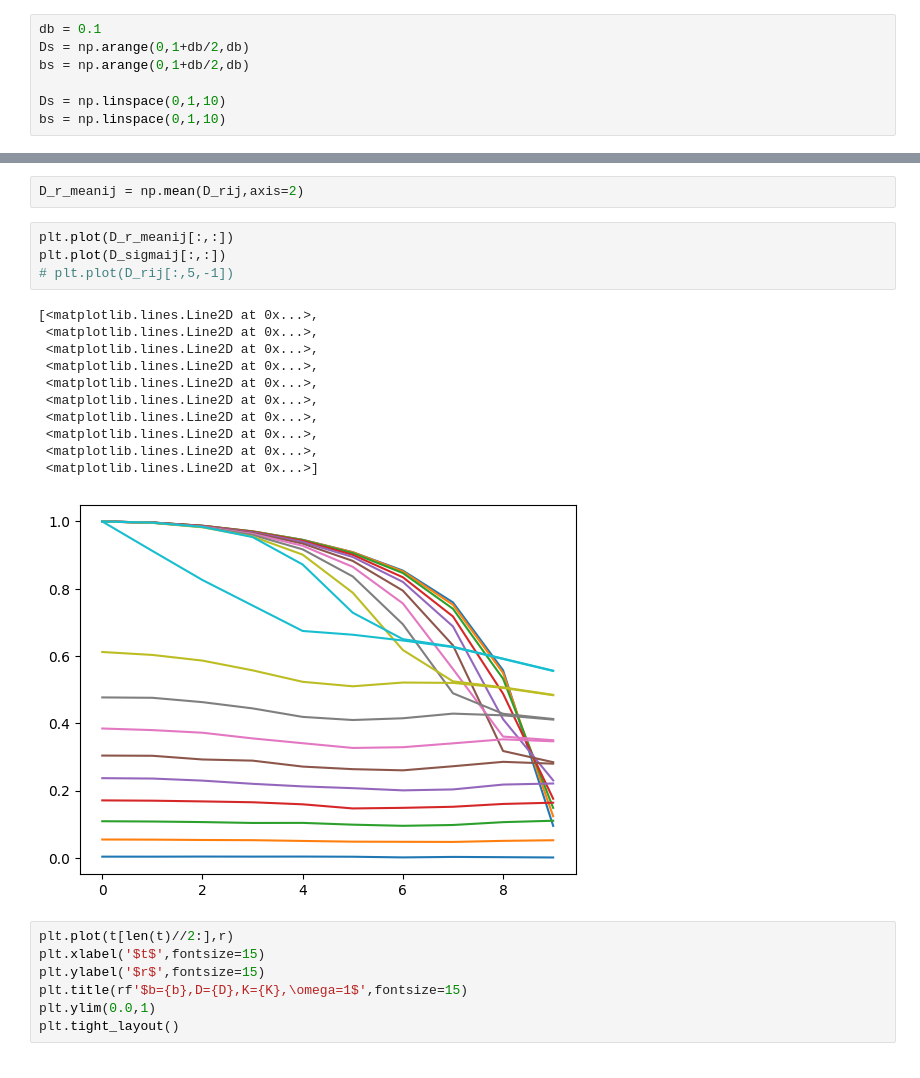
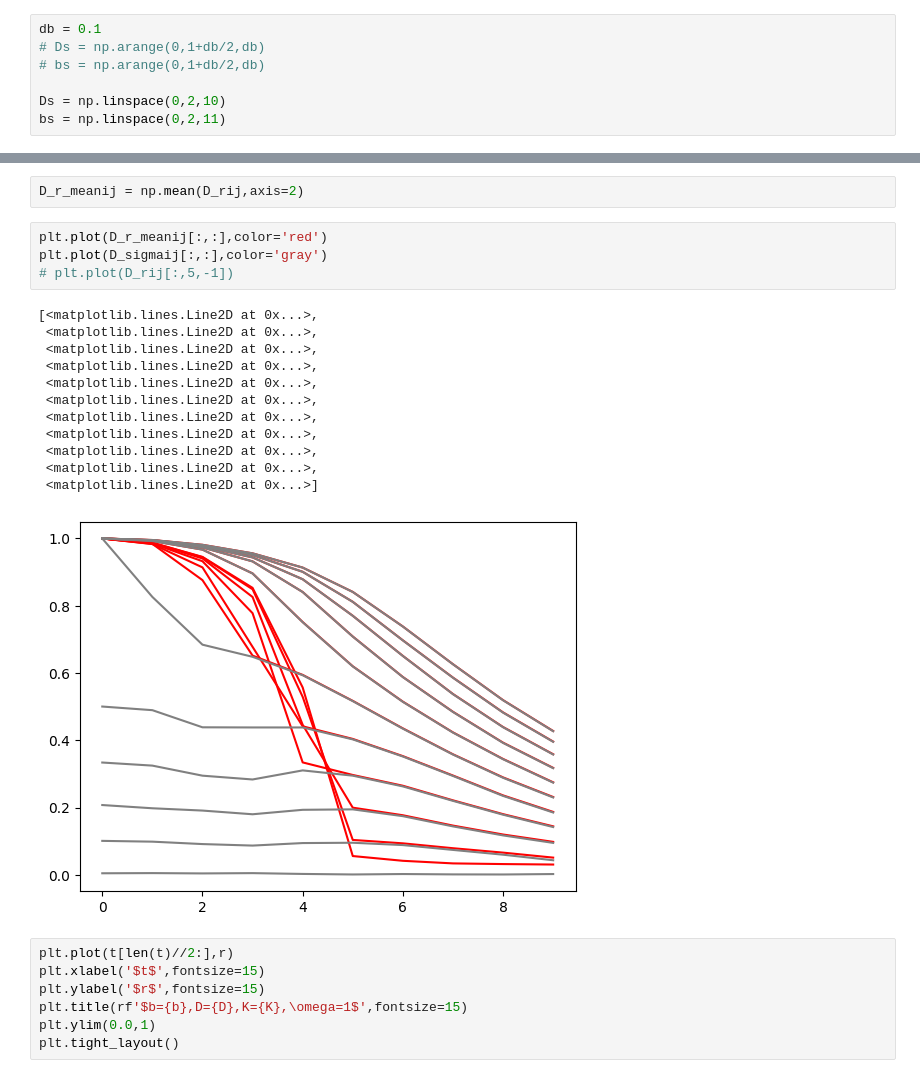
Before and after one commit to Gug-Young/Active_Rotator, a Jupyter notebook: 231229 Simulation SDE.ipynb, the cells around one changed output, grey strips where cells are left out. Cells and saved outputs as stored; diff of their text form.

```diff
--- a/231229 Simulation SDE.ipynb
+++ b/231229 Simulation SDE.ipynb
@@ -133,11 +133,11 @@ sol = RKHG(Kuramoto_mf_AR,theta_random,t,D, args=(omega, N, K,b))
 # sol = RKHG(Kuramoto_AR,theta_random,t,D, args=(omega, N, K,b))
 # %%
 db = 0.1
-Ds = np.arange(0,1+db/2,db)
-bs = np.arange(0,1+db/2,db)
+# Ds = np.arange(0,1+db/2,db)
+# bs = np.arange(0,1+db/2,db)
 
-Ds = np.linspace(0,1,10)
-bs = np.linspace(0,1,10)
+Ds = np.linspace(0,2,10)
+bs = np.linspace(0,2,11)
 # %%
 th = len(t)//2
 D_rij = []
@@ -189,21 +189,22 @@ sigma,np.mean(r)
 # %%
 D_r_meanij = np.mean(D_rij,axis=2)
 # %%
-plt.plot(D_r_meanij[:,:])
-plt.plot(D_sigmaij[:,:])
+plt.plot(D_r_meanij[:,:],color='red')
+plt.plot(D_sigmaij[:,:],color='gray')
 # plt.plot(D_rij[:,5,-1])
 # %% [output]
 [<matplotlib.lines.Line2D at 0x...>,
  <matplotlib.lines.Line2D at 0x...>,
  <matplotlib.lines.Line2D at 0x...>,
  <matplotlib.lines.Line2D at 0x...>,
  <matplotlib.lines.Line2D at 0x...>,
  <matplotlib.lines.Line2D at 0x...>,
  <matplotlib.lines.Line2D at 0x...>,
  <matplotlib.lines.Line2D at 0x...>,
  <matplotlib.lines.Line2D at 0x...>,
+ <matplotlib.lines.Line2D at 0x...>,
  <matplotlib.lines.Line2D at 0x...>]
-[figure, old version]
+[figure, new version]
 # %%
 plt.plot(t[len(t)//2:],r)
 plt.xlabel('$t$',fontsize=15)
```
Also changed, not shown: parts of 2 cells of this notebook.
